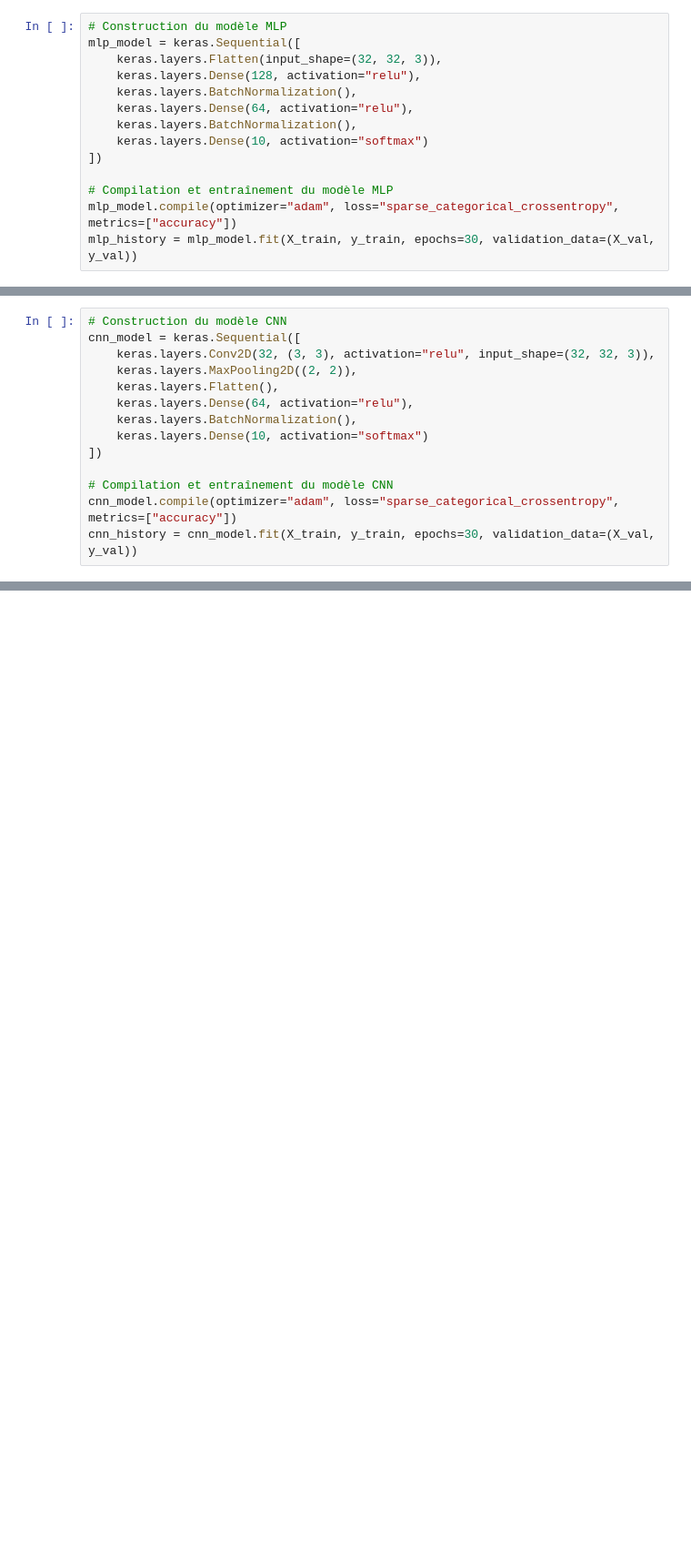
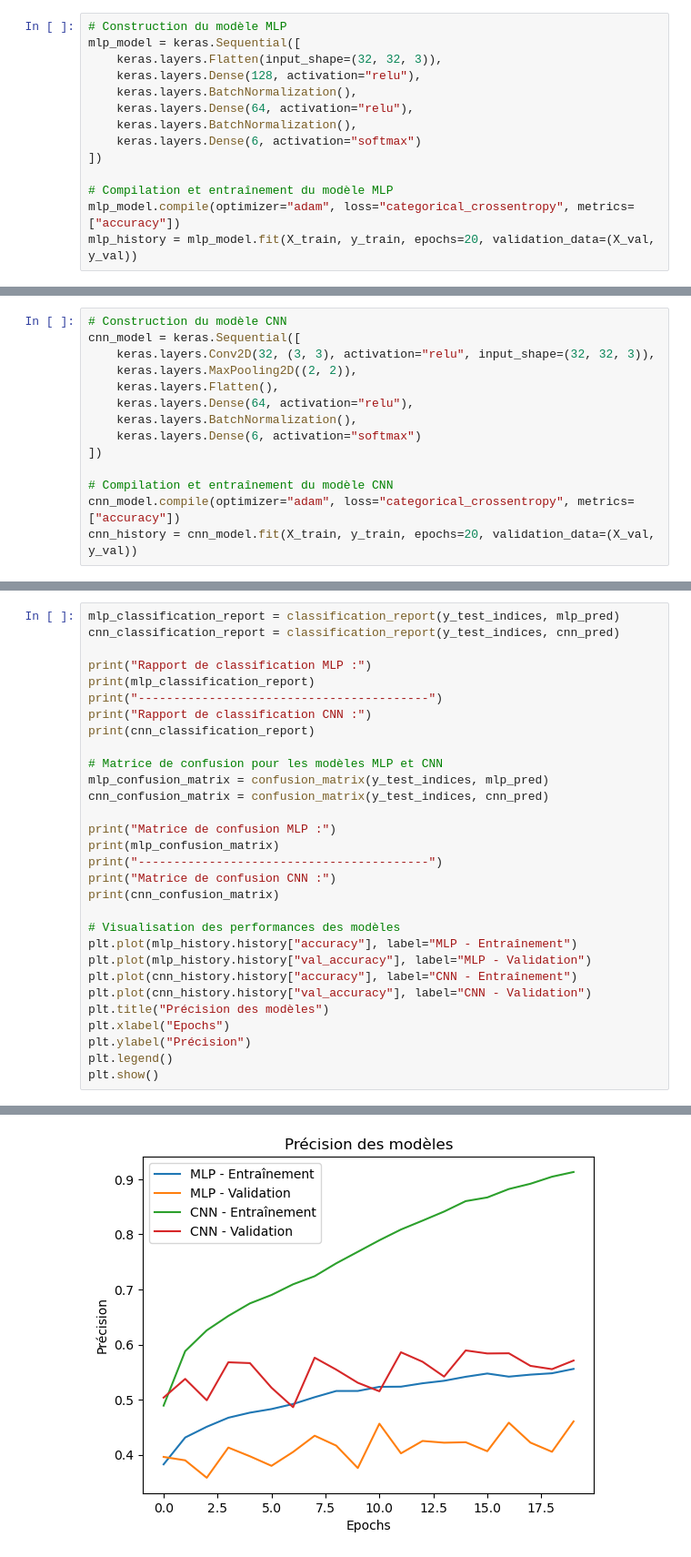
Before and after one commit to lebair-pierre-alexis/NeuralZOO, a Jupyter notebook: NeuralZOO.ipynb, the cells around one changed output, grey strips where cells are left out. Shown at 91% size. Drawn from its saved outputs; the diff is of its cells as text; blank space fills up the shorter version.

```diff
--- a/NeuralZOO.ipynb
+++ b/NeuralZOO.ipynb
@@ -79,10 +84,10 @@ mlp_model = keras.Sequential([
     keras.layers.BatchNormalization(),
     keras.layers.Dense(64, activation="relu"),
     keras.layers.BatchNormalization(),
-    keras.layers.Dense(10, activation="softmax")
+    keras.layers.Dense(6, activation="softmax")
 ])
 
 # Compilation et entraînement du modèle MLP
-mlp_model.compile(optimizer="adam", loss="sparse_categorical_crossentropy", metrics=["accuracy"])
-mlp_history = mlp_model.fit(X_train, y_train, epochs=30, validation_data=(X_val, y_val))
+mlp_model.compile(optimizer="adam", loss="categorical_crossentropy", metrics=["accuracy"])
+mlp_history = mlp_model.fit(X_train, y_train, epochs=20, validation_data=(X_val, y_val))
 # %% [output]
@@ -99,9 +116,9 @@ cnn_model = keras.Sequential([
     keras.layers.Flatten(),
     keras.layers.Dense(64, activation="relu"),
     keras.layers.BatchNormalization(),
-    keras.layers.Dense(10, activation="softmax")
+    keras.layers.Dense(6, activation="softmax")
 ])
 
 # Compilation et entraînement du modèle CNN
-cnn_model.compile(optimizer="adam", loss="sparse_categorical_crossentropy", metrics=["accuracy"])
-cnn_history = cnn_model.fit(X_train, y_train, epochs=30, validation_data=(X_val, y_val))
+cnn_model.compile(optimizer="adam", loss="categorical_crossentropy", metrics=["accuracy"])
+cnn_history = cnn_model.fit(X_train, y_train, epochs=20, validation_data=(X_val, y_val))
@@ -147,0 +166,31 @@ plt.show()
+# %%
+mlp_classification_report = classification_report(y_test_indices, mlp_pred)
+cnn_classification_report = classification_report(y_test_indices, cnn_pred)
+
+print("Rapport de classification MLP :")
+print(mlp_classification_report)
+print("-----------------------------------------")
+print("Rapport de classification CNN :")
+print(cnn_classification_report)
+
+# Matrice de confusion pour les modèles MLP et CNN
+mlp_confusion_matrix = confusion_matrix(y_test_indices, mlp_pred)
+cnn_confusion_matrix = confusion_matrix(y_test_indices, cnn_pred)
+
+print("Matrice de confusion MLP :")
+print(mlp_confusion_matrix)
+print("-----------------------------------------")
+print("Matrice de confusion CNN :")
+print(cnn_confusion_matrix)
+
+# Visualisation des performances des modèles
+plt.plot(mlp_history.history["accuracy"], label="MLP - Entraînement")
+plt.plot(mlp_history.history["val_accuracy"], label="MLP - Validation")
+plt.plot(cnn_history.history["accuracy"], label="CNN - Entraînement")
+plt.plot(cnn_history.history["val_accuracy"], label="CNN - Validation")
+plt.title("Précision des modèles")
+plt.xlabel("Epochs")
+plt.ylabel("Précision")
+plt.legend()
+plt.show()
+# %% [output]
@@ -148,3 +214,4 @@ plt.show()
+[figure, added]
 # %%
 # Remédier à l'overfitting en utilisant le dropout et l'early stopping
 dropout_model = keras.Sequential([
```
Also changed, not shown: parts of 12 cells of this notebook, 2 other files.
